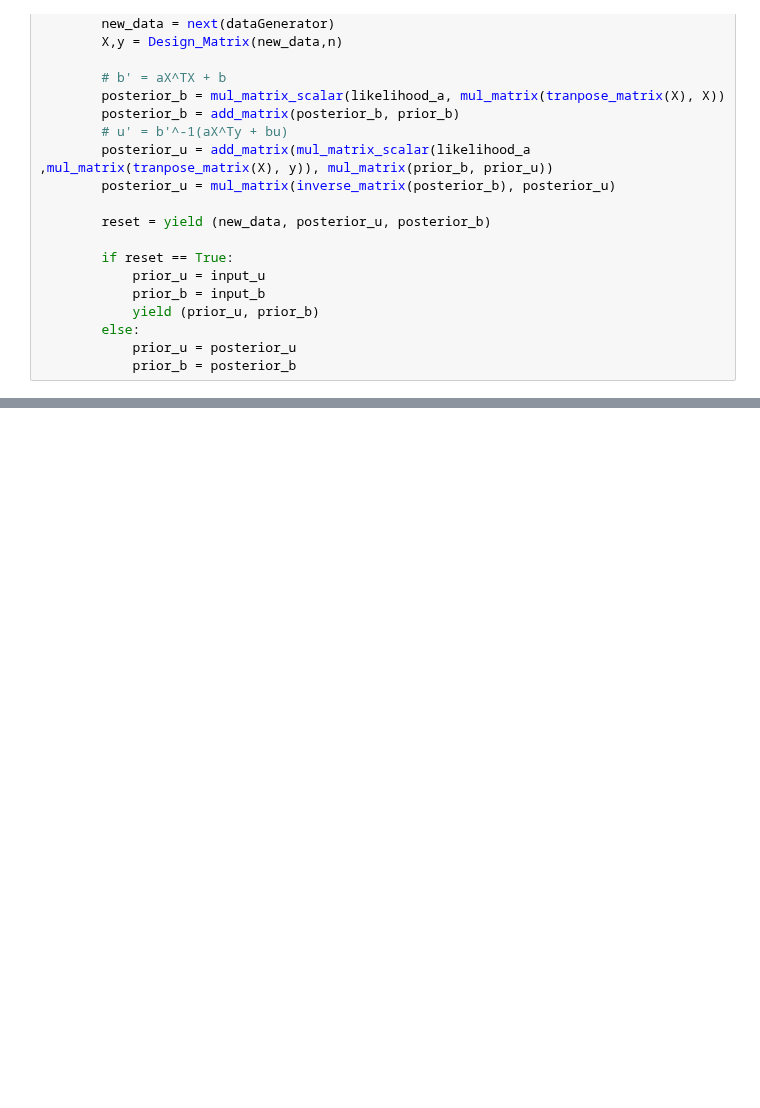
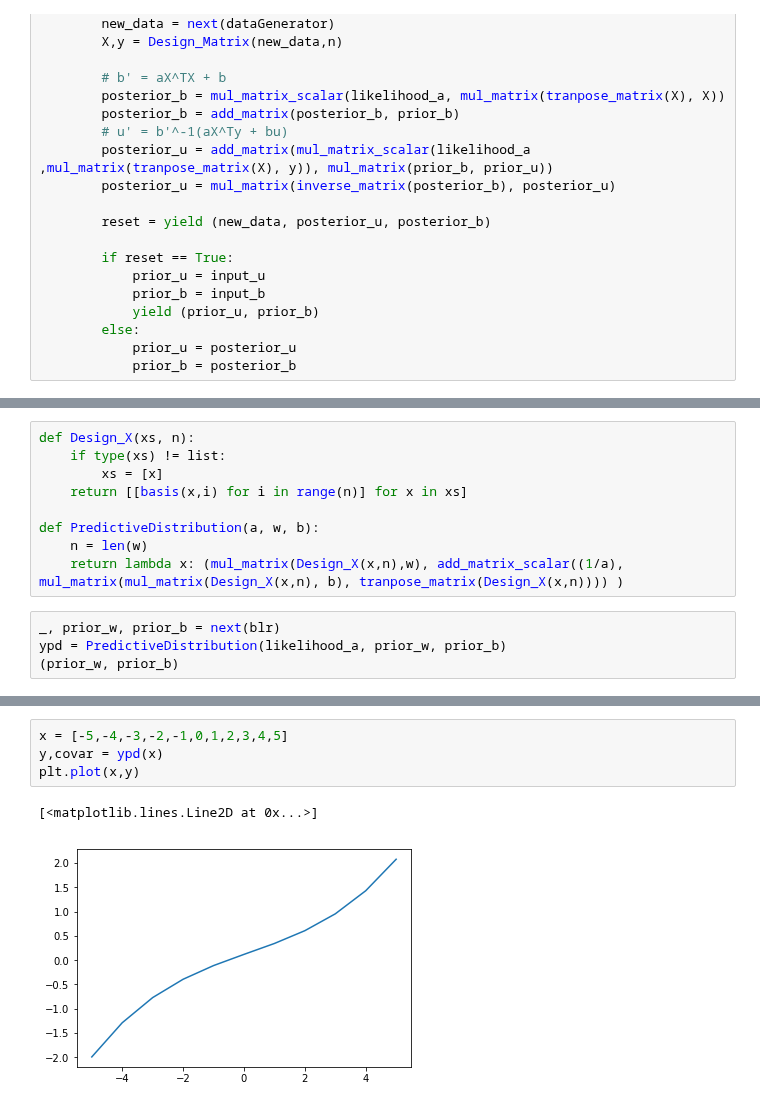
Before and after one commit to csielee/2018ML, a Jupyter notebook: HW3/HW3.ipynb, the cells around one changed output, grey strips where cells are left out. Cells and saved outputs as stored; diff of their text form; blank space fills up the shorter version.

```diff
--- a/HW3/HW3.ipynb
+++ b/HW3/HW3.ipynb
@@ -459,0 +509,13 @@ $$y = +0.01x^2+0.05x^1+2.98$$
+# %%
+def Design_X(xs, n):
+    if type(xs) != list:
+        xs = [x]
+    return [[basis(x,i) for i in range(n)] for x in xs]
+
+def PredictiveDistribution(a, w, b):
+    n = len(w)
+    return lambda x: (mul_matrix(Design_X(x,n),w), add_matrix_scalar((1/a), mul_matrix(mul_matrix(Design_X(x,n), b), tranpose_matrix(Design_X(x,n)))) )
+# %%
+_, prior_w, prior_b = next(blr)
+ypd = PredictiveDistribution(likelihood_a, prior_w, prior_b)
+(prior_w, prior_b)
@@ -459,0 +540,7 @@ $$y = +0.01x^2+0.05x^1+2.98$$
+# %%
+x = [-5,-4,-3,-2,-1,0,1,2,3,4,5]
+y,covar = ypd(x)
+plt.plot(x,y)
+# %% [output]
+[<matplotlib.lines.Line2D at 0x...>]
+[figure, added]
```
Also changed, not shown: parts of 19 cells of this notebook, 1 other file.
